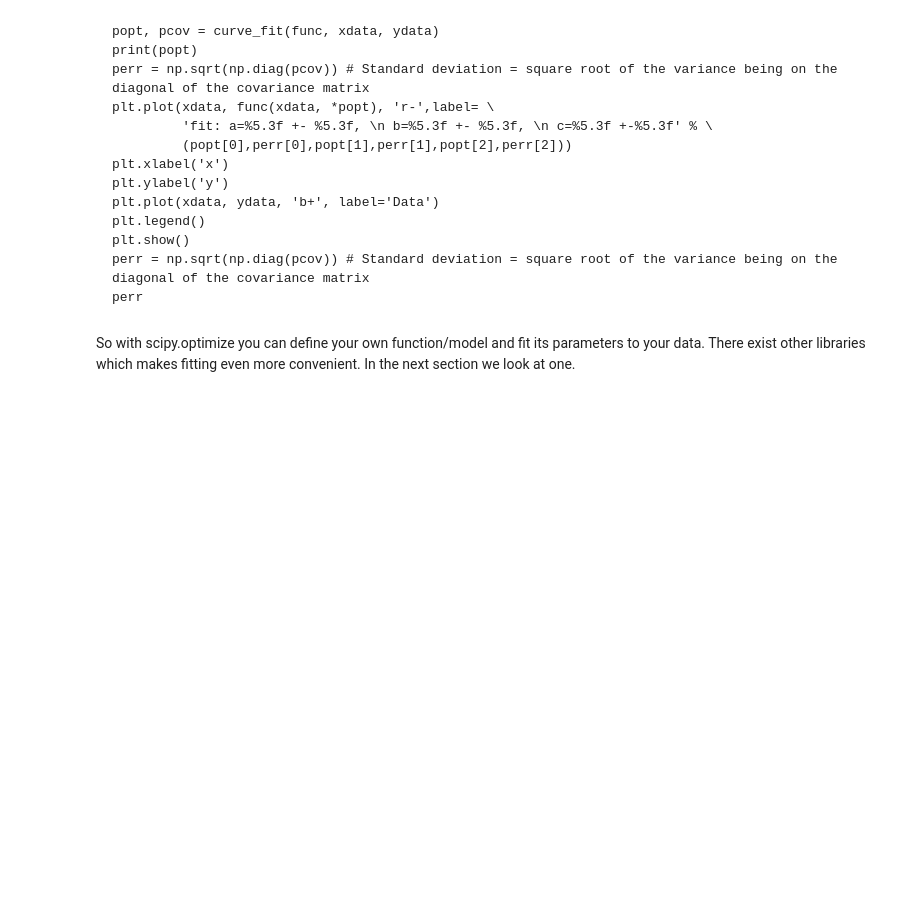
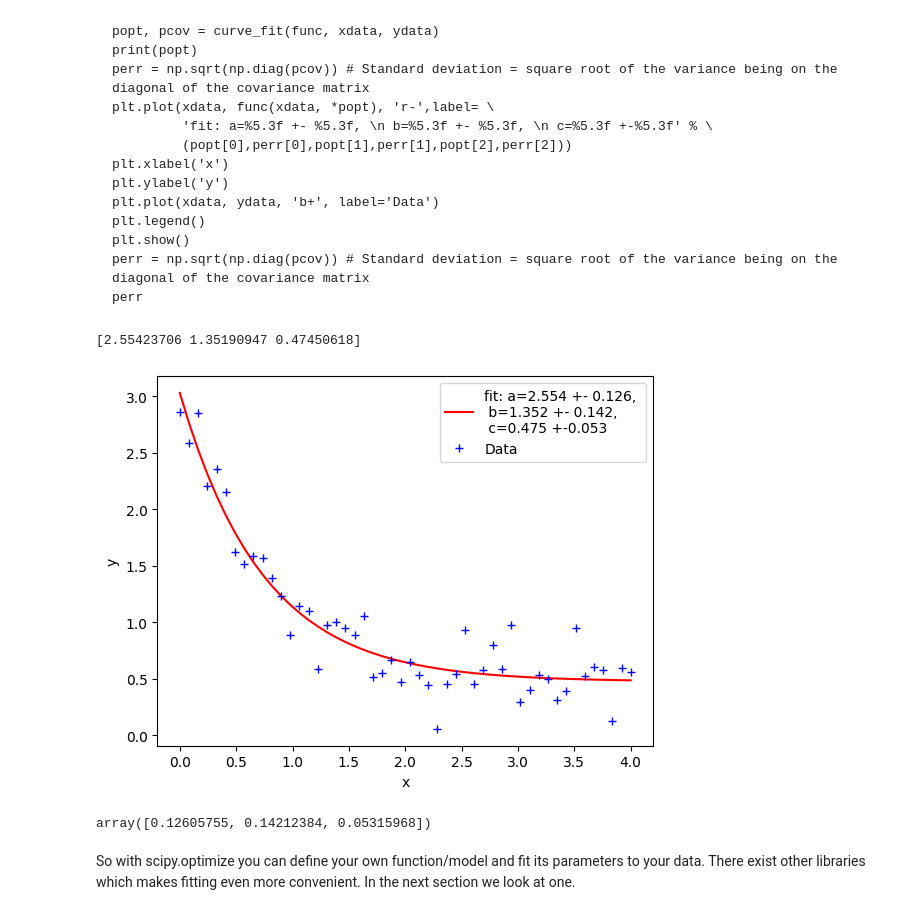
Before and after one commit to orsli/Data-Science-Fundamentals, a Jupyter notebook: 12_Fitting.ipynb, the cells around one changed output. Cells and saved outputs as stored; diff of their text form; code cells hidden in the pictures; blank space fills up the shorter version.

````diff
--- a/12_Fitting.ipynb
+++ b/12_Fitting.ipynb
@@ -107,6 +133,24 @@ plt.show()
 perr = np.sqrt(np.diag(pcov)) # Standard deviation = square root of the variance being on the diagonal of the covariance matrix
 perr
 ```
+# %%
+popt, pcov = curve_fit(func, xdata, ydata)
+print(popt)
+perr = np.sqrt(np.diag(pcov)) # Standard deviation = square root of the variance being on the diagonal of the covariance matrix
+plt.plot(xdata, func(xdata, *popt), 'r-',label= \
+         'fit: a=%5.3f +- %5.3f, \n b=%5.3f +- %5.3f, \n c=%5.3f +-%5.3f' % \
+         (popt[0],perr[0],popt[1],perr[1],popt[2],perr[2]))
+plt.xlabel('x')
+plt.ylabel('y')
+plt.plot(xdata, ydata, 'b+', label='Data')
+plt.legend()
+plt.show()
+perr = np.sqrt(np.diag(pcov)) # Standard deviation = square root of the variance being on the diagonal of the covariance matrix
+perr
+# %% [output]
+[2.55423706 1.35190947 0.47450618]
+[figure, added]
+array([0.12605755, 0.14212384, 0.05315968])
 # %% [markdown]
 So with scipy.optimize you can define your own function/model and fit its parameters to your data. There exist other libraries which makes fitting even more convenient. In the next section we look at one.
 # %% [markdown]
````
Also changed, not shown: parts of 10 cells of this notebook.
